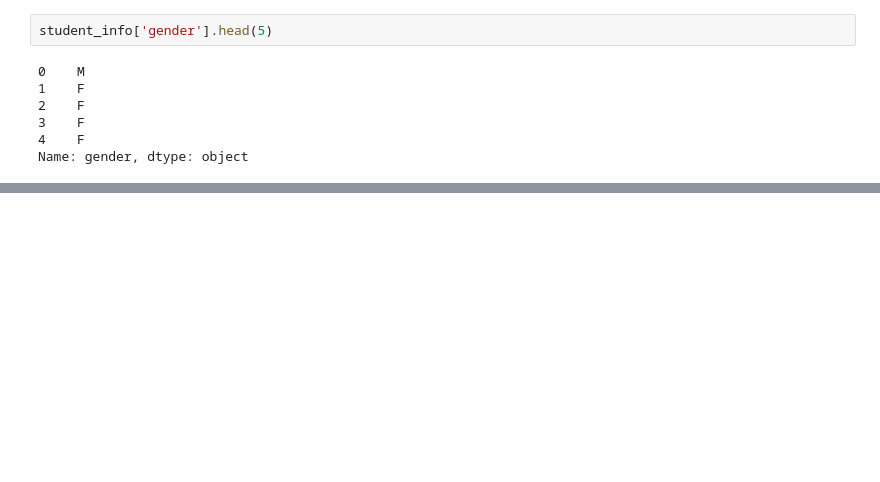
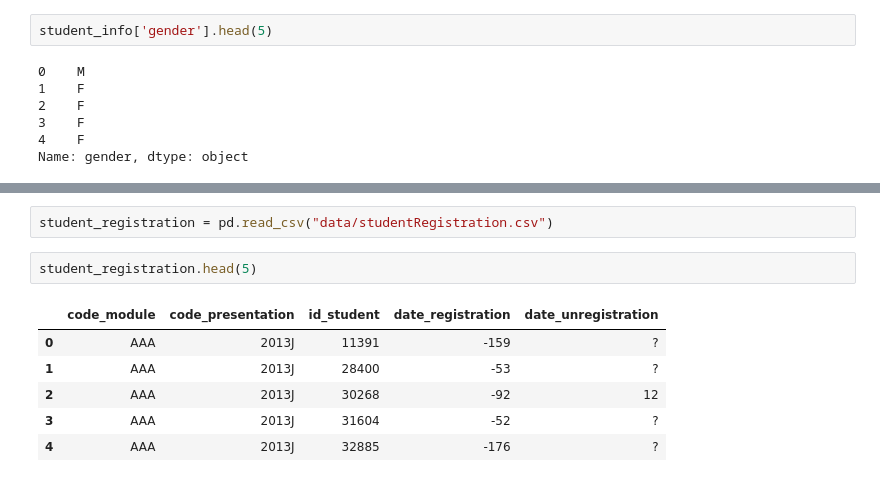
Before and after one commit to somratcste/data-science, a Jupyter notebook: main.ipynb, the cells around one changed output, grey strips where cells are left out. Cells and saved outputs as stored; diff of their text form; blank space fills up the shorter version.

```diff
--- a/main.ipynb
+++ b/main.ipynb
@@ -40,3 +40,14 @@ female_student[['gender','region']].head(5)
 | 3 | F | South East Region |
 | 4 | F | West Midlands Region |
 | 7 | F | North Western Region |
+# %%
+student_registration = pd.read_csv("data/studentRegistration.csv")
+# %%
+student_registration.head(5)
+# %% [output]
+|  | code_module | code_presentation | id_student | date_registration | date_unregistration |
+| 0 | AAA | 2013J | 11391 | -159 | ? |
+| 1 | AAA | 2013J | 28400 | -53 | ? |
+| 2 | AAA | 2013J | 30268 | -92 | 12 |
+| 3 | AAA | 2013J | 31604 | -52 | ? |
+| 4 | AAA | 2013J | 32885 | -176 | ? |
```
Also changed, not shown: parts of 4 cells of this notebook.
